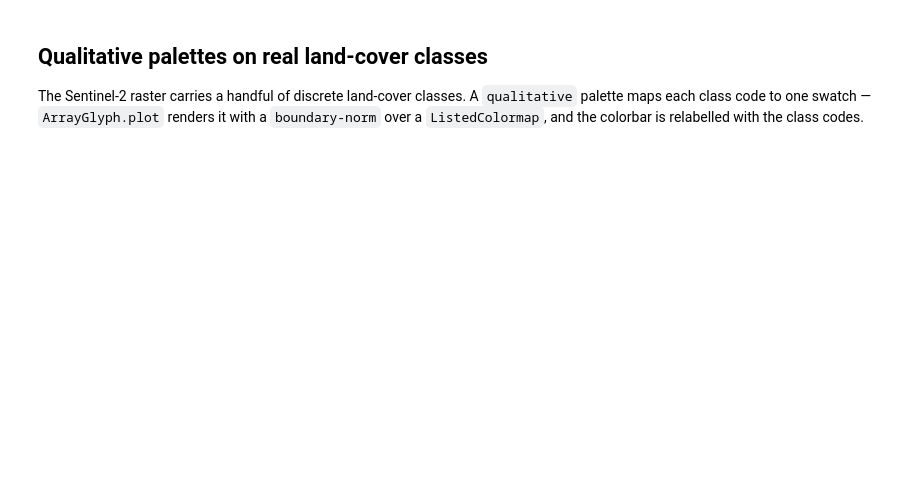
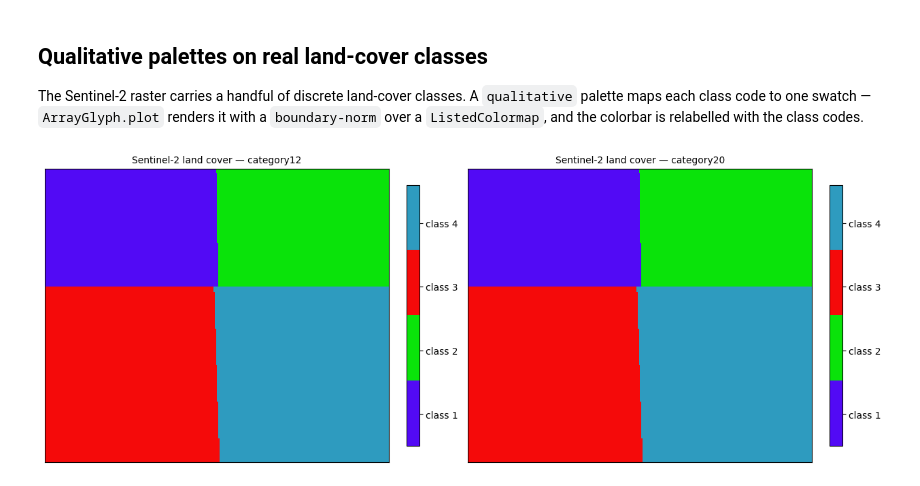
Before and after one commit to serapeum-org/cleopatra, a Jupyter notebook: examples/notebooks/palettes_gallery.ipynb, the cells around one changed output. Saved outputs shown, nothing was run; the diff lists cells and outputs as text; code cells hidden in the pictures; blank space fills up the shorter version.

```diff
--- a/examples/notebooks/palettes_gallery.ipynb
+++ b/examples/notebooks/palettes_gallery.ipynb
@@ -70,18 +78,20 @@ the colorbar is relabelled with the class codes.
 # %%
 codes = np.unique(classes[np.isfinite(classes)]).astype(int)
 k = len(codes)
-qual = [n for n in available_palettes("qualitative")]
+qual = list(available_palettes("qualitative"))
 fig, axes = plt.subplots(1, len(qual), figsize=(6.2 * len(qual), 5.2), constrained_layout=True)
 cext = [cls_ext[0], cls_ext[2], cls_ext[1], cls_ext[3]]
 remap = {c: i for i, c in enumerate(codes)}                     # class codes -> 0..k-1 for display
 idx = np.vectorize(lambda v: remap.get(v, np.nan))(classes)
 for ax, name in zip(np.atleast_1d(axes), qual):
     cmap = ListedColormap(list(get_palette(name).colors)[:k])   # k discrete class colours
     glyph = ArrayGlyph(idx, extent=cext, ax=ax)
     glyph.plot(cmap=cmap, vmin=-0.5, vmax=k - 0.5,              # each class code lands on its own colour
                title=f"Sentinel-2 land cover — {name}", title_size=10)
     ax.set_xticks([]); ax.set_yticks([])
     if glyph.cbar is not None:
         glyph.cbar.set_ticks(range(k))
         glyph.cbar.ax.set_yticklabels([f"class {c}" for c in codes])
 plt.show()
+# %% [output]
+[figure, added]
```
Also changed, not shown: parts of 3 cells of this notebook, 1 other file.
